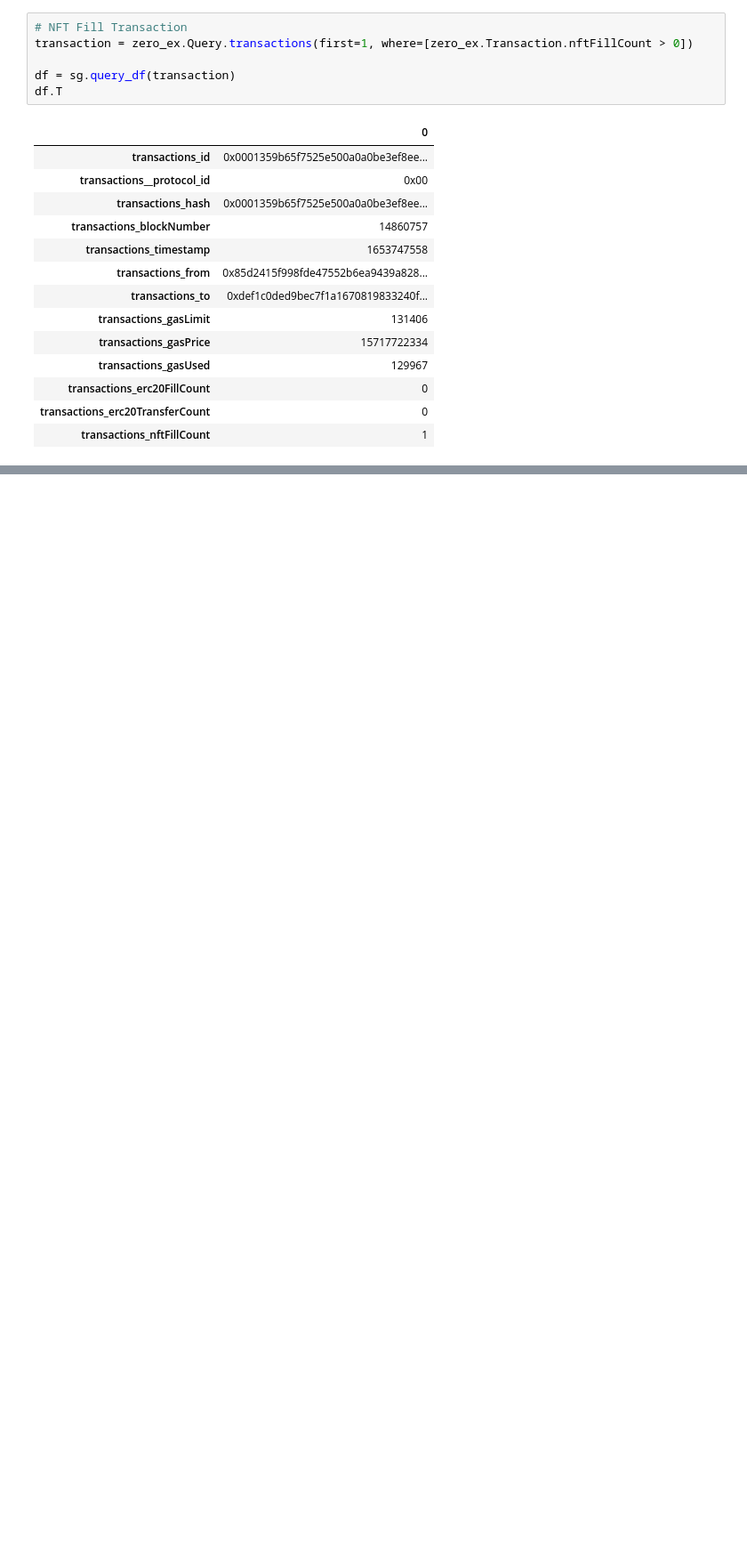
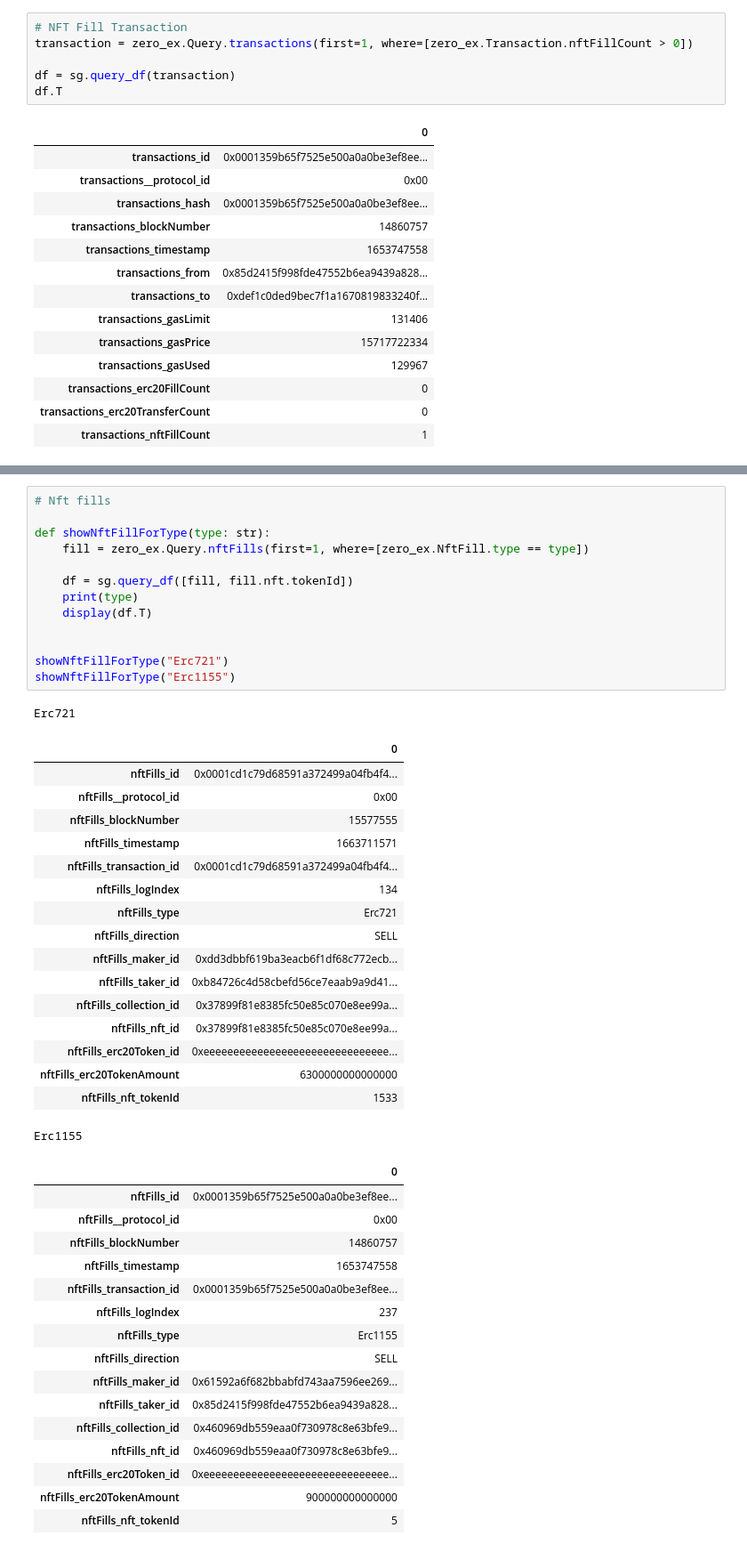
Before and after one commit to papercliplabs/zero-ex-subgraph, a Jupyter notebook: validation/current.ipynb, the cells around one changed output, grey strips where cells are left out. Shown at 89% size. Cells and saved outputs as stored; diff of their text form; blank space fills up the shorter version.

```diff
--- a/validation/current.ipynb
+++ b/validation/current.ipynb
@@ -193,3 +193,51 @@ OptimizedUniswapV2
 | erc20Fills_extraData | None |
 | erc20Fills_tokenPair_id | 0xa47c8bf37f92abed4a126bda807a7b7... |
 ... (6 outputs left out)
+# %%
+# Nft fills
+
+def showNftFillForType(type: str):
+    fill = zero_ex.Query.nftFills(first=1, where=[zero_ex.NftFill.type == type])
+
+    df = sg.query_df([fill, fill.nft.tokenId])
+    print(type)
+    display(df.T)
+
+
+showNftFillForType("Erc721")
+showNftFillForType("Erc1155")
+# %% [output]
+Erc721
+|  | 0 |
+| nftFills_id | 0x0001cd1c79d68591a372499a04fb4f4... |
+| nftFills__protocol_id | 0x00 |
+| nftFills_blockNumber | 15577555 |
+| nftFills_timestamp | 1663711571 |
+| nftFills_transaction_id | 0x0001cd1c79d68591a372499a04fb4f4... |
+| nftFills_logIndex | 134 |
+| nftFills_type | Erc721 |
+| nftFills_direction | SELL |
+| nftFills_maker_id | 0xdd3dbbf619ba3eacb6f1df68c772ecb... |
+| nftFills_taker_id | 0xb84726c4d58cbefd56ce7eaab9a9d41... |
+| nftFills_collection_id | 0x37899f81e8385fc50e85c070e8ee99a... |
+| nftFills_nft_id | 0x37899f81e8385fc50e85c070e8ee99a... |
+| nftFills_erc20Token_id | 0xeeeeeeeeeeeeeeeeeeeeeeeeeeeeeee... |
+| nftFills_erc20TokenAmount | 6300000000000000 |
+| nftFills_nft_tokenId | 1533 |
+Erc1155
+|  | 0 |
+| nftFills_id | 0x0001359b65f7525e500a0a0be3ef8ee... |
+| nftFills__protocol_id | 0x00 |
+| nftFills_blockNumber | 14860757 |
+| nftFills_timestamp | 1653747558 |
+| nftFills_transaction_id | 0x0001359b65f7525e500a0a0be3ef8ee... |
+| nftFills_logIndex | 237 |
+| nftFills_type | Erc1155 |
+| nftFills_direction | SELL |
+| nftFills_maker_id | 0x61592a6f682bbabfd743aa7596ee269... |
+| nftFills_taker_id | 0x85d2415f998fde47552b6ea9439a828... |
+| nftFills_collection_id | 0x460969db559eaa0f730978c8e63bfe9... |
+| nftFills_nft_id | 0x460969db559eaa0f730978c8e63bfe9... |
+| nftFills_erc20Token_id | 0xeeeeeeeeeeeeeeeeeeeeeeeeeeeeeee... |
+| nftFills_erc20TokenAmount | 900000000000000 |
+| nftFills_nft_tokenId | 5 |
```
Also changed, not shown: parts of 6 cells of this notebook, 4 other files.
